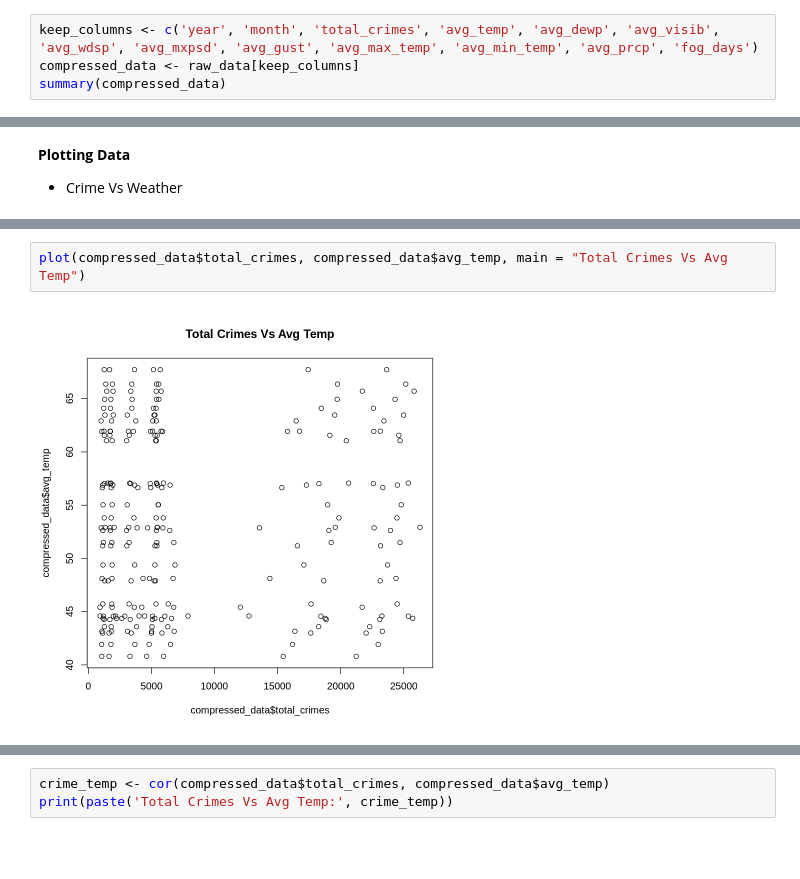
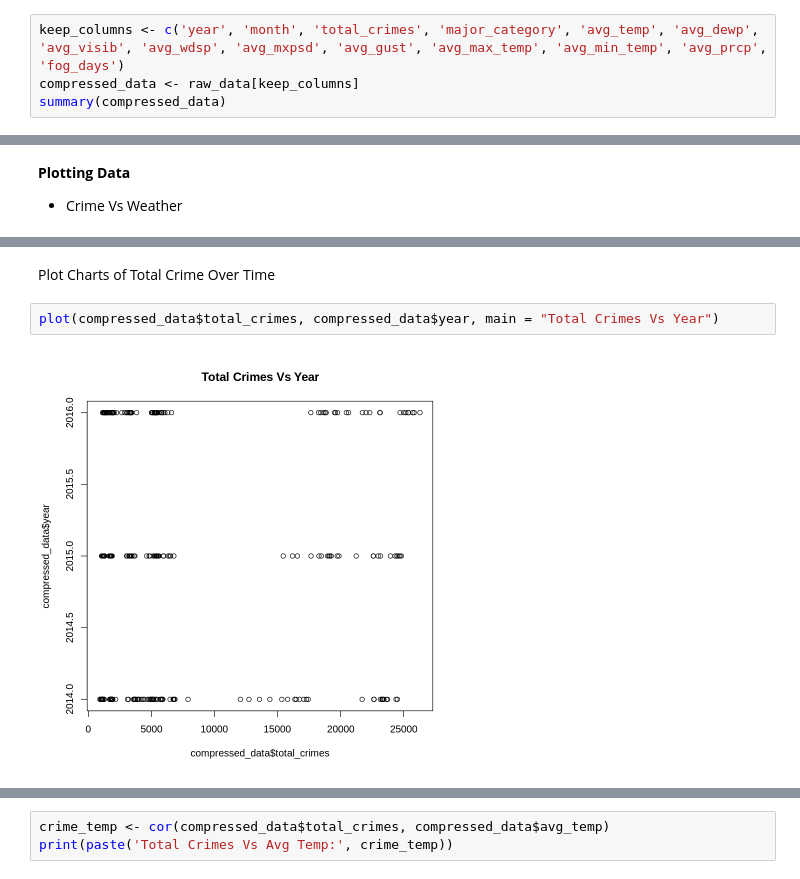
Before and after one commit to bcroman/21006366_DA_Assessment, a Jupyter notebook: Analytics_R_Crime_Weather.ipynb, the cells around one changed output, grey strips where cells are left out. Cells and saved outputs as stored; diff of their text form; blank space fills up the shorter version.

```diff
--- a/Analytics_R_Crime_Weather.ipynb
+++ b/Analytics_R_Crime_Weather.ipynb
@@ -37,7 +51,7 @@ A data.frame: 6 × 17
 # %% [markdown]
 **Clean Up Dataset**
 # %%
-keep_columns <- c('year', 'month', 'total_crimes', 'avg_temp', 'avg_dewp', 'avg_visib', 'avg_wdsp', 'avg_mxpsd', 'avg_gust', 'avg_max_temp', 'avg_min_temp', 'avg_prcp', 'fog_days')
+keep_columns <- c('year', 'month', 'total_crimes', 'major_category', 'avg_temp', 'avg_dewp', 'avg_visib', 'avg_wdsp', 'avg_mxpsd', 'avg_gust', 'avg_max_temp', 'avg_min_temp', 'avg_prcp', 'fog_days')
 compressed_data <- raw_data[keep_columns]
 summary(compressed_data)
 # %% [output]
@@ -64,5 +123,7 @@ summary(compressed_data)
+# %% [markdown]
+Plot Charts of Total Crime Over Time
 # %%
-plot(compressed_data$total_crimes, compressed_data$avg_temp, main = "Total Crimes Vs Avg Temp")
+plot(compressed_data$total_crimes, compressed_data$year, main = "Total Crimes Vs Year")
 # %% [output]
-[figure, old version]
+[figure, new version]
 # %%
```
Also changed, not shown: parts of 20 cells of this notebook.
